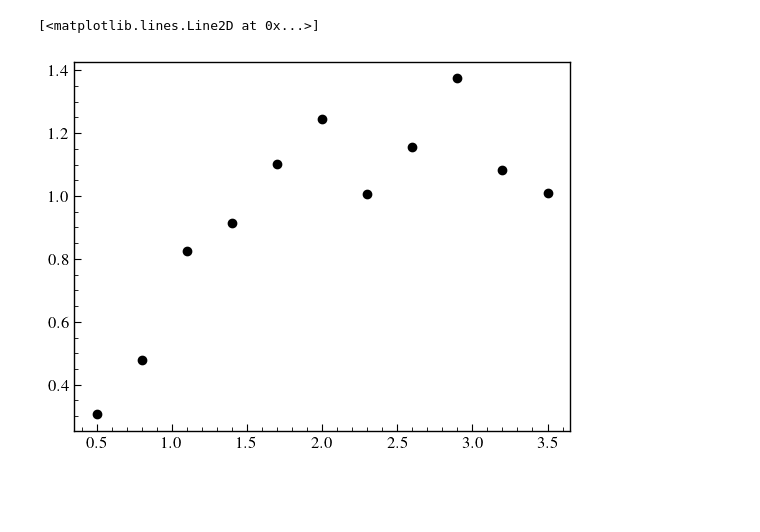
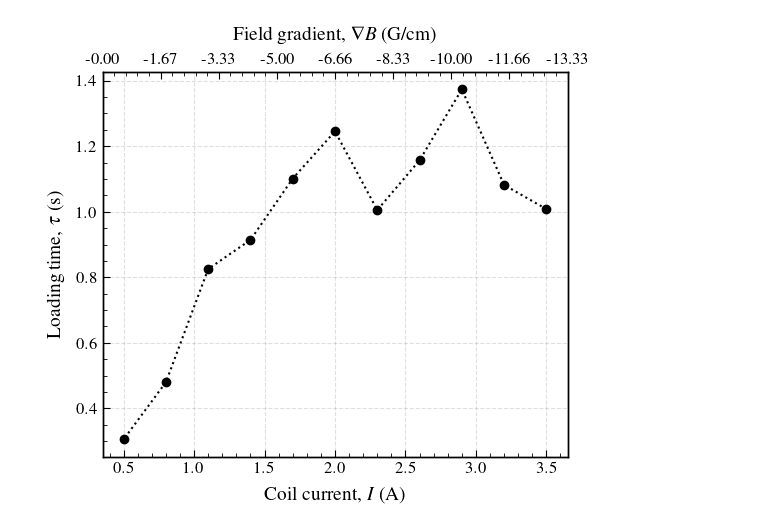
Before and after one commit to nrneubert/AEIEP, a Jupyter notebook: MOT/gradient.ipynb, the cells around one changed output. Drawn from its saved outputs; the diff is of its cells as text; code cells hidden in the pictures; blank space fills up the shorter version.

```diff
--- a/MOT/gradient.ipynb
+++ b/MOT/gradient.ipynb
@@ -79,8 +101,22 @@ for i, (file_to_use, ax) in enumerate(zips) :
-# %%
-fig, ax = plt.subplots()
-
-ax.plot(grad_bs, tau_opts, 'ko')
-#ax.twinx().plot(grad_bs, a_opts, 'ro')
-# %% [output]
-[<matplotlib.lines.Line2D at 0x...>]
-[figure, removed]
+# %%
+fig, ax = plt.subplots(figsize=(6,5))
+
+ax.plot(amps, tau_opts, 'ko:')
+
+
+ax_top = ax.twiny()
+ax_top.set_xlim(ax.get_xlim())  # Sync limits with bottom axis
+
+amp_ticks = ax.get_xticks()
+gradient_ticks = get_gradient(amp_ticks)
+
+ax_top.set_xticks(amp_ticks)
+ax_top.set_xticklabels([f'{g:.2f}' for g in gradient_ticks])
+
+ax_top.set_xlabel(rf'Field gradient, $\nabla B$ (G/cm)')
+ax.set_xlabel(rf"Coil current, $I$ (A)")
+ax.set_ylabel(rf"Loading time, $\tau$ (s)")
+
+ax.grid(alpha=0.25)
+# %% [output]
+[figure, added]
```
Also changed, not shown: parts of 3 cells of this notebook.
